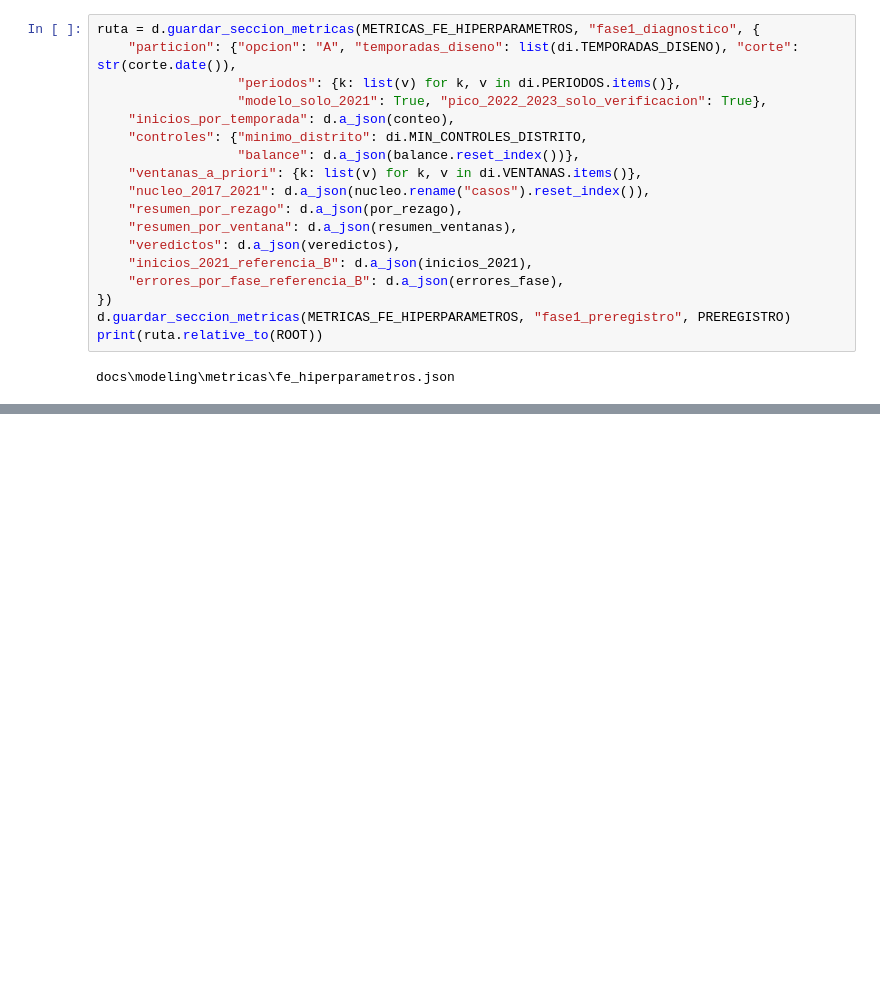
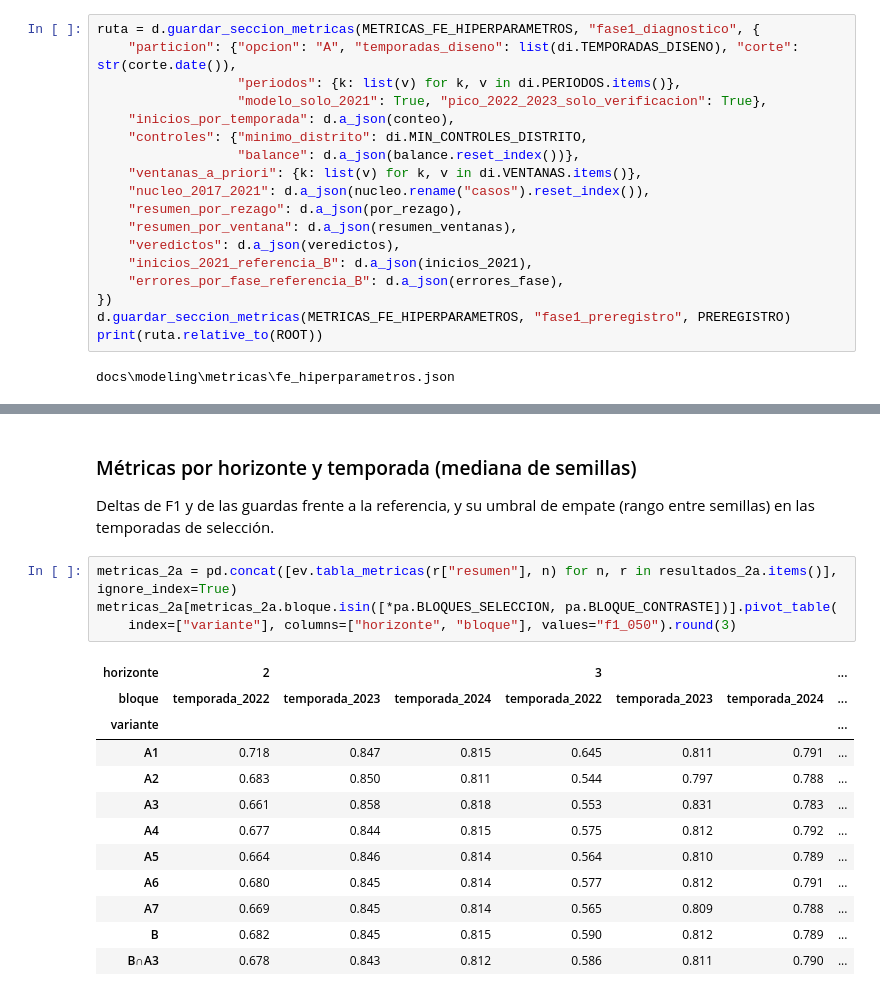
Before and after one commit to panconlocro/Denguekay, a Jupyter notebook: notebooks/32_modelado_fe_inicios.ipynb, the cells around one changed output, grey strips where cells are left out. Saved outputs shown, nothing was run; the diff lists cells and outputs as text; blank space fills up the shorter version.

```diff
--- a/notebooks/32_modelado_fe_inicios.ipynb
+++ b/notebooks/32_modelado_fe_inicios.ipynb
@@ -616,0 +731,22 @@ docs\modeling\metricas\fe_hiperparametros.json
+# %% [markdown]
+### Métricas por horizonte y temporada (mediana de semillas)
+
+Deltas de F1 y de las guardas frente a la referencia, y su umbral de empate (rango entre semillas) en las
+temporadas de selección.
+# %%
+metricas_2a = pd.concat([ev.tabla_metricas(r["resumen"], n) for n, r in resultados_2a.items()], ignore_index=True)
+metricas_2a[metricas_2a.bloque.isin([*pa.BLOQUES_SELECCION, pa.BLOQUE_CONTRASTE])].pivot_table(
+    index=["variante"], columns=["horizonte", "bloque"], values="f1_050").round(3)
+# %% [output]
+| horizonte | 2 |  |  | 3 |  |  | ... |
+| bloque | temporada_2022 | temporada_2023 | temporada_2024 | temporada_2022 | temporada_2023 | temporada_2024 | ... |
+| variante |  |  |  |  |  |  | ... |
+| A1 | 0.718 | 0.847 | 0.815 | 0.645 | 0.811 | 0.791 | ... |
+| A2 | 0.683 | 0.850 | 0.811 | 0.544 | 0.797 | 0.788 | ... |
+| A3 | 0.661 | 0.858 | 0.818 | 0.553 | 0.831 | 0.783 | ... |
+| A4 | 0.677 | 0.844 | 0.815 | 0.575 | 0.812 | 0.792 | ... |
+| A5 | 0.664 | 0.846 | 0.814 | 0.564 | 0.810 | 0.789 | ... |
+| A6 | 0.680 | 0.845 | 0.814 | 0.577 | 0.812 | 0.791 | ... |
+| A7 | 0.669 | 0.845 | 0.814 | 0.565 | 0.809 | 0.788 | ... |
+| B | 0.682 | 0.845 | 0.815 | 0.590 | 0.812 | 0.789 | ... |
+| B∩A3 | 0.678 | 0.843 | 0.812 | 0.586 | 0.811 | 0.790 | ... |
```
Also changed, not shown: parts of 22 cells of this notebook, 9 other files.
